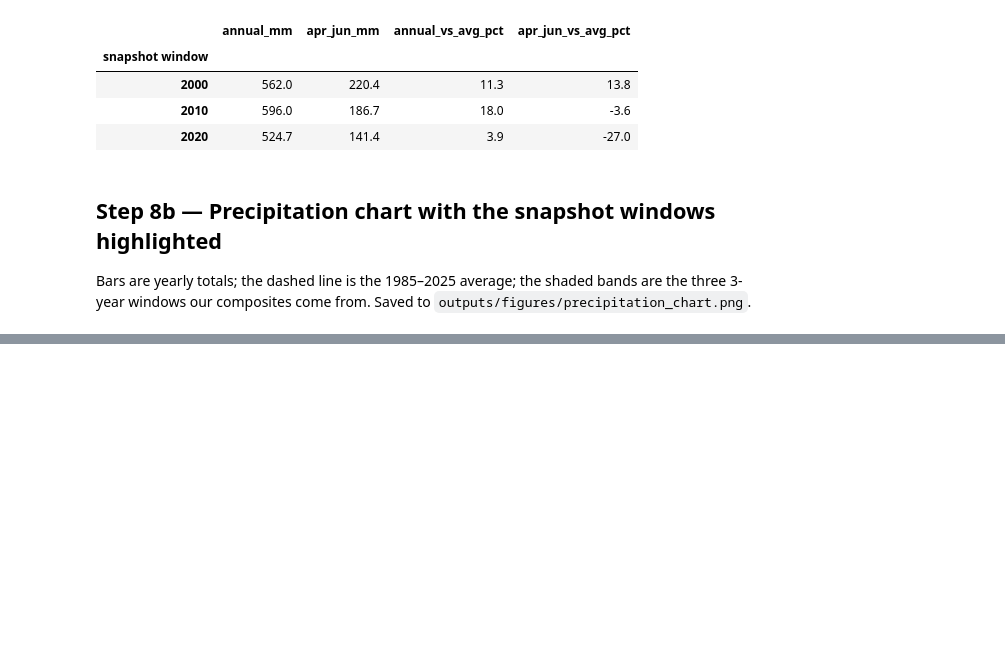
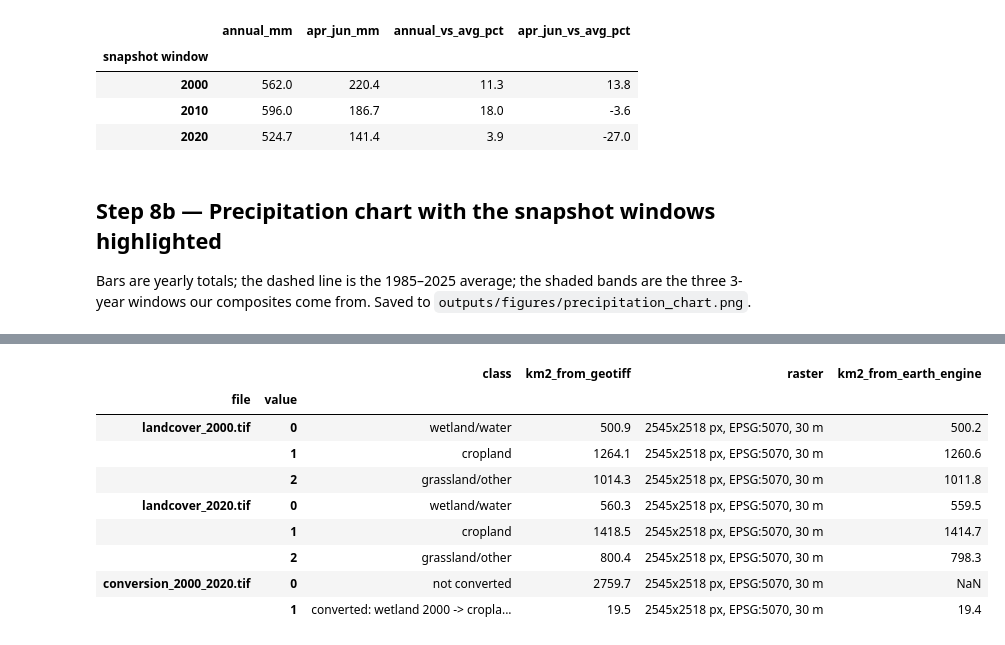
Before and after one commit to liammartin3/agriculture-wetland-loss, a Jupyter notebook: wetland_loss.ipynb, the cells around one changed output, grey strips where cells are left out. Saved outputs shown, nothing was run; the diff lists cells and outputs as text; code cells hidden in the pictures; blank space fills up the shorter version.

Commit message:
Step 9a: export 2000 and 2020 land cover and the conversion map as GeoTIFFs
Co-Authored-By: Claude Opus 5.5 <noreply@anthropic.com>

```diff
--- a/wetland_loss.ipynb
+++ b/wetland_loss.ipynb
@@ -1275,0 +1294,67 @@ plt.show()
+# %%
+import rasterio
+
+RASTER_DIR = "outputs/rasters"
+NODATA = 255
+
+
+def hex_to_rgba(h):
+    return tuple(int(h[i:i + 2], 16) for i in (0, 2, 4)) + (255,)
+
+
+def download_geotiff(img, path, names, colors):
+    """Download a single-band uint8 image on the 30 m CDL grid, then add no-data, colours and class names."""
+    # sameFootprint=False: fill outside the watershed too (by default unmask keeps the clipped footprint)
+    url = img.clip(aoi).unmask(NODATA, False).toByte().getDownloadURL({
+        "format": "GEO_TIFF", "region": aoi.bounds(1, cdl_proj),  # rectangle on the Albers grid, so no padding
+        "crs": grid["crs"], "crs_transform": grid["transform"],
+    })
+    urllib.request.urlretrieve(url, path)
+    with rasterio.open(path, "r+") as ds:
+        ds.nodata = NODATA
+        colormap = {value: hex_to_rgba(colors[value]) for value in names}
+        colormap[NODATA] = (0, 0, 0, 0)
+        ds.write_colormap(1, colormap)
+        ds.update_tags(1, **{f"class_{value}": name for value, name in names.items()})
+
+
+CONVERSION_NAMES = {0: "not converted", 1: "converted: wetland 2000 -> cropland 2010 & 2020"}
+CONVERSION_COLORS = {0: "e4e3df", 1: CONVERTED_COLOR}
+
+exports = {
+    "landcover_2000.tif": (classified[2000], CLASS_NAMES, dict(enumerate(CLASS_PALETTE))),
+    "landcover_2020.tif": (classified[2020], CLASS_NAMES, dict(enumerate(CLASS_PALETTE))),
+    "conversion_2000_2020.tif": (converted, CONVERSION_NAMES, CONVERSION_COLORS),
+}
+for filename, (img, names, colors) in exports.items():
+    download_geotiff(img, f"{RASTER_DIR}/{filename}", names, colors)
+
+# Integrity check: areas from the GeoTIFF pixel counts
+rows = []
+for filename, (_, names, _) in exports.items():
+    with rasterio.open(f"{RASTER_DIR}/{filename}") as ds:
+        data = ds.read(1)
+        px_km2 = abs(ds.transform.a * ds.transform.e) / 1e6
+        info = f"{ds.width}x{ds.height} px, {ds.crs.to_string()}, {ds.res[0]:.0f} m"
+        for value, name in names.items():
+            rows.append({"file": filename, "value": value, "class": name,
+                         "km2_from_geotiff": (data == value).sum() * px_km2, "raster": info})
+geotiff_check = pd.DataFrame(rows).set_index(["file", "value"])
+geotiff_check["km2_from_earth_engine"] = [
+    areas.loc[CLASS_NAMES[v], 2000] if f == "landcover_2000.tif" else
+    areas.loc[CLASS_NAMES[v], 2020] if f == "landcover_2020.tif" else
+    (converted_km2 if v == 1 else None)
+    for f, v in geotiff_check.index
+]
+geotiff_check.round(1)
+# %% [output]
+|  |  | class | km2_from_geotiff | raster | km2_from_earth_engine |
+| file | value |  |  |  |  |
+| landcover_2000.tif | 0 | wetland/water | 500.9 | 2545x2518 px, EPSG:5070, 30 m | 500.2 |
+|  | 1 | cropland | 1264.1 | 2545x2518 px, EPSG:5070, 30 m | 1260.6 |
+|  | 2 | grassland/other | 1014.3 | 2545x2518 px, EPSG:5070, 30 m | 1011.8 |
+| landcover_2020.tif | 0 | wetland/water | 560.3 | 2545x2518 px, EPSG:5070, 30 m | 559.5 |
+|  | 1 | cropland | 1418.5 | 2545x2518 px, EPSG:5070, 30 m | 1414.7 |
+|  | 2 | grassland/other | 800.4 | 2545x2518 px, EPSG:5070, 30 m | 798.3 |
+| conversion_2000_2020.tif | 0 | not converted | 2759.7 | 2545x2518 px, EPSG:5070, 30 m | NaN |
+|  | 1 | converted: wetland 2000 -> cropla... | 19.5 | 2545x2518 px, EPSG:5070, 30 m | 19.4 |
```
Also changed, not shown: parts of 1 cell of this notebook, 3 other files.
